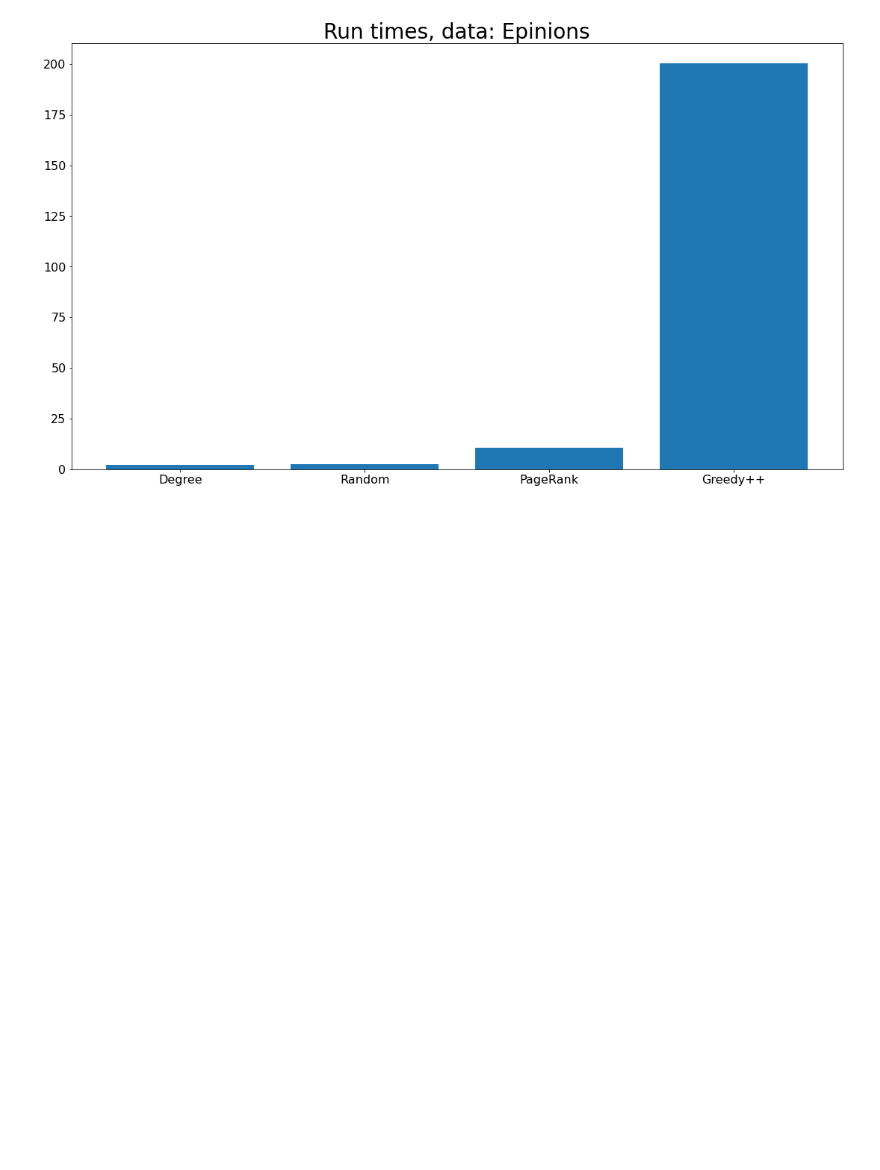
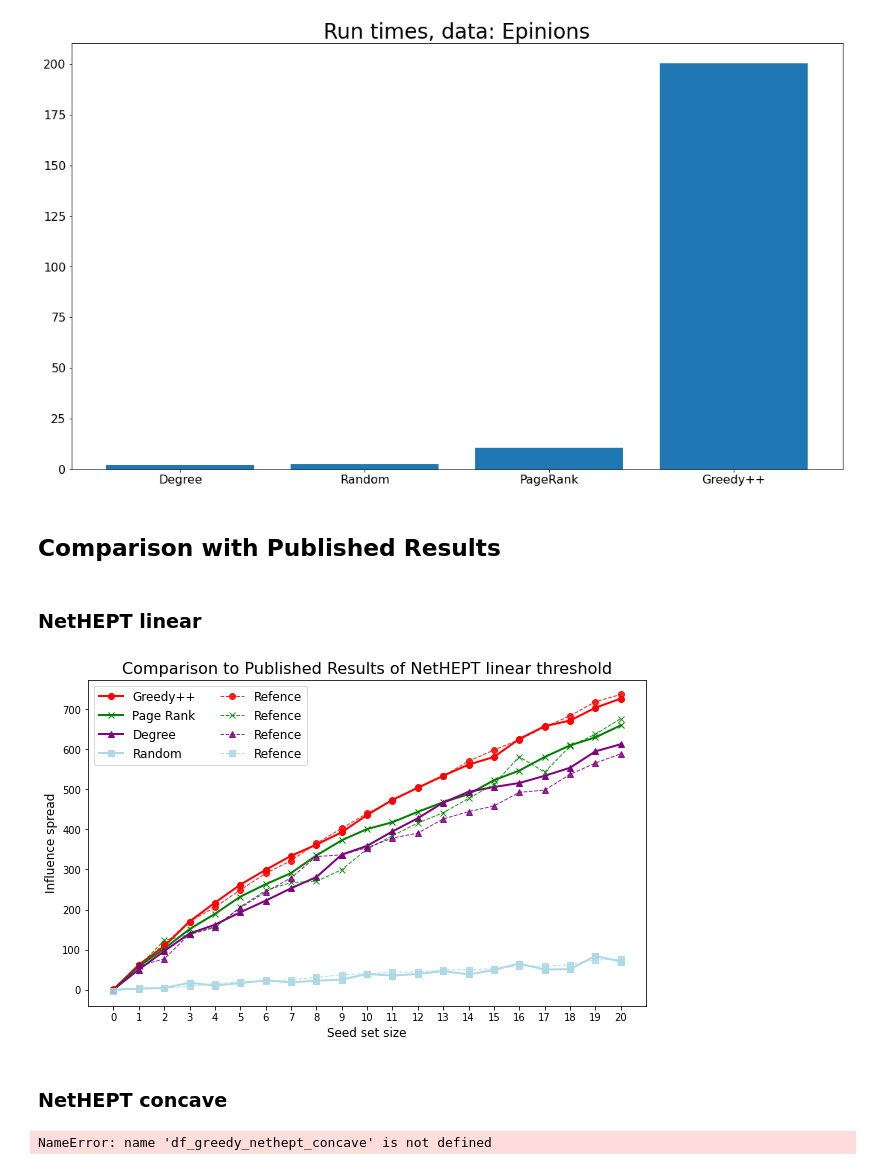
Before and after one commit to mfm92/Reproducibility_TopK, a Jupyter notebook: stats_test.ipynb, the cells around one changed output. Drawn from its saved outputs; the diff is of its cells as text; code cells hidden in the pictures; blank space fills up the shorter version.

Commit message:
adds reference data and comparison plots to stats_test.ipynb

```diff
--- a/stats_test.ipynb
+++ b/stats_test.ipynb
@@ -202,3 +205,5 @@ plot_inf("Epinions", df_greedy_epinions,
 # %% [output]
 [figure]
 [figure]
+# %% [markdown]
+## Comparison with Published Results
@@ -204,0 +226,41 @@ plot_inf("Epinions", df_greedy_epinions,
+# %%
+def plot_reference_comparison(df_greedy, df_page, df_degree, df_random, dataset: str, threshold: str):
+    fig, ax = plt.subplots(figsize=(10,6))
+    ax.plot(df_greedy.Size, df_greedy.Influence, marker="o", color="red", linewidth=2)
+    ax.plot(df_page.Influence, marker="x", color="green", linewidth=2)
+    ax.plot(df_degree.Influence, marker="^", color="purple", linewidth=2)
+    ax.plot(df_random.Influence, marker="s", color="lightblue", linewidth=2)
+
+    ref_greedy = get_reference_result(dataset, "Greedy++", threshold)
+    ref_pagerank = get_reference_result(dataset, "PageRank", threshold)
+    ref_degree = get_reference_result(dataset, "Degree", threshold)
+    ref_random = get_reference_result(dataset, "Random", threshold)
+
+    ax.plot(ref_greedy.index, ref_greedy, marker="o", color="red",
+            linewidth=1, linestyle="--", alpha=0.85) #, mec="black")
+    ax.plot(ref_pagerank.index, ref_pagerank, marker="x", color="green", linewidth=1, linestyle="--", alpha=0.85)
+    ax.plot(ref_degree.index, ref_degree, marker="^", color="purple", linewidth=1, linestyle="--", alpha=0.85)
+    ax.plot(ref_random.index, ref_random, marker="s", color="lightblue", linewidth=1, linestyle="--", alpha=0.85)
+
+
+    ax.legend(['Greedy++', 'Page Rank', 'Degree', 'Random', 'Refence', 'Refence', 'Refence', 'Refence'],
+              fontsize=12, ncol=2)
+    ax.set_xticks(np.arange(0, 21))
+    ax.set_xlabel("Seed set size", fontsize=12)
+    ax.set_ylabel("Influence spread", fontsize=12)
+    ax.set_title(f"Comparison to Published Results of {dataset} {threshold} threshold", fontsize=16)
+    # ax.set_yticks(fontsize=16)
+# %% [markdown]
+### NetHEPT linear
+# %%
+plot_reference_comparison(df_greedy_nethept_linear, df_pagerank_nethept_linear, df_degree_nethept_linear, df_random_nethept_linear,
+                       dataset="NetHEPT", threshold="linear")
+# %% [output]
+[figure, added]
+# %% [markdown]
+### NetHEPT concave
+# %%
+plot_reference_comparison(df_greedy_nethept_concave, df_pagerank_nethept_concave, df_degree_nethept_concave, df_random_nethept_concave,
+                       dataset="NetHEPT", threshold="concave")
+# %% [output]
+NameError: name 'df_greedy_nethept_concave' is not defined
```
Also changed, not shown: parts of 8 cells of this notebook, 5 other files.
